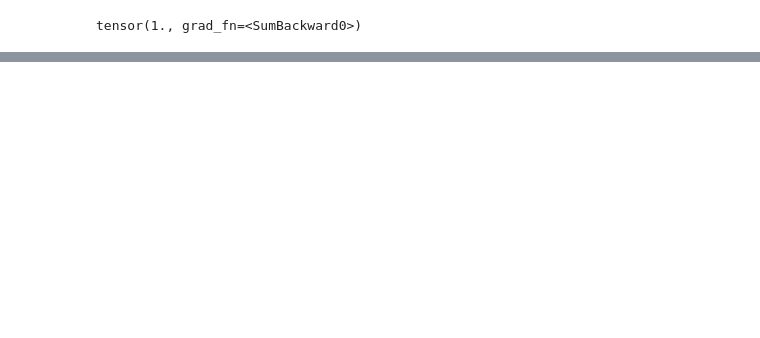
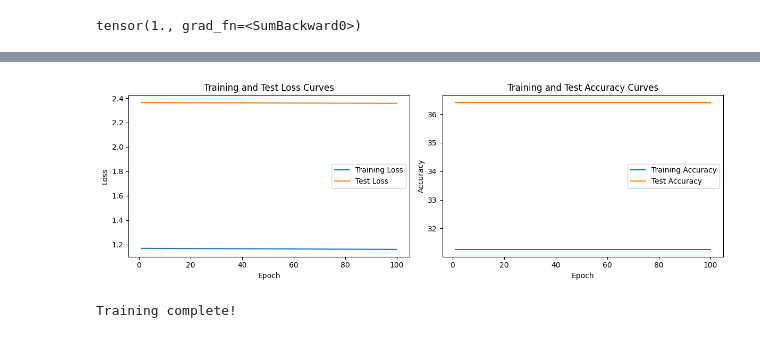
Before and after one commit to HaukeGS/AMLG-Project, a Jupyter notebook: nn.ipynb, the cells around one changed output, grey strips where cells are left out. Cells and saved outputs as stored; diff of their text form; code cells hidden in the pictures; blank space fills up the shorter version.

```diff
--- a/nn.ipynb
+++ b/nn.ipynb
@@ -140,5 +142,5 @@ MultiClassificationModel(
 # %%
-LR = 0.1
+LR = 0.0005
 
 # Create loss and optimizer
 loss_fn = nn.CrossEntropyLoss()
@@ -191,3 +193,18 @@ tensor(0)
+# %%
+# Calculate accuracy (a classification metric)
+def accuracy_fn_alt(y_true, y_logits):
+    y_pred = torch.softmax(y_logits, dim=1).argmax(dim=1)
+    correct = torch.eq(y_true, y_pred).sum().item() # torch.eq() calculates where two tensors are equal
+    acc = (correct / len(y_pred)) * 100
+    return acc
+
+def accuracy_fn_neu(y_true, y_logits):
+    _, predicted = torch.max(y_logits, 1)# go from logits -> prediction probabilities -> prediction labels
+    correct = (predicted == y_true).sum().item()
+    accuracy = correct / y_true.size(0)
+    return accuracy * 100
+
+accuracy_fn = accuracy_fn_neu
 # %%
 # Fit the model
 #torch.manual_seed(42)
@@ -248,0 +276,31 @@ Epoch: 90 | Loss: 0.89199, Acc: 59.25% | Test Loss: 0.89214, Test Acc: 61.65%
+# %%
+
+from matplotlib import pyplot as plt
+
+plt.figure(figsize=(12, 4))
+
+# Plot Loss Curves
+plt.subplot(1, 2, 1)
+plt.plot(range(1, epochs + 1), train_losses, label='Training Loss')
+plt.plot(range(1, epochs + 1), test_losses, label='Test Loss')
+plt.xlabel('Epoch')
+plt.ylabel('Loss')
+plt.legend()
+plt.title('Training and Test Loss Curves')
+
+# Plot Accuracy Curves
+plt.subplot(1, 2, 2)
+plt.plot(range(1, epochs + 1), train_accuracies, label='Training Accuracy')
+plt.plot(range(1, epochs + 1), test_accuracies, label='Test Accuracy')
+plt.xlabel('Epoch')
+plt.ylabel('Accuracy')
+plt.legend()
+plt.title('Training and Test Accuracy Curves')
+
+plt.tight_layout()
+plt.show()
+
+print("Training complete!")
+# %% [output]
+[figure, added]
+Training complete!
```
Also changed, not shown: parts of 8 cells of this notebook, 10 other files.
